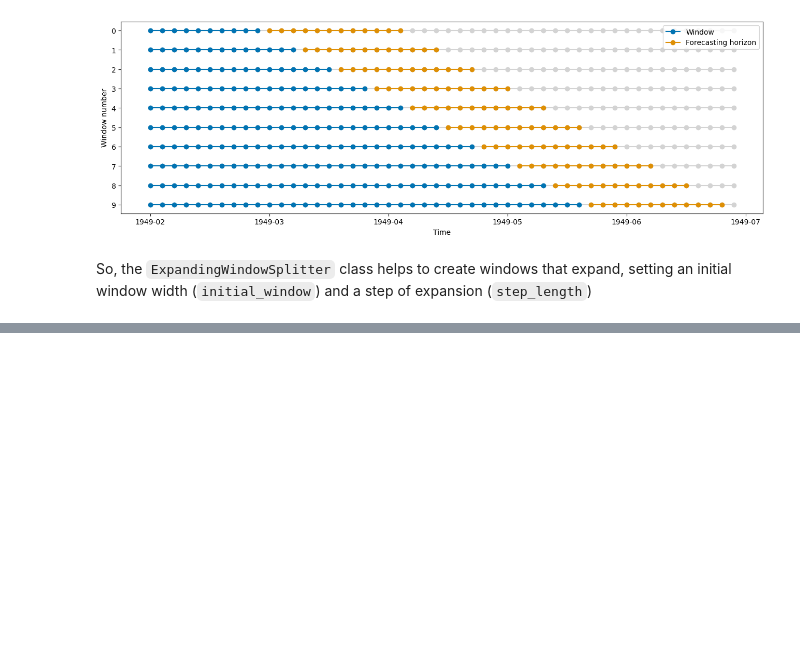
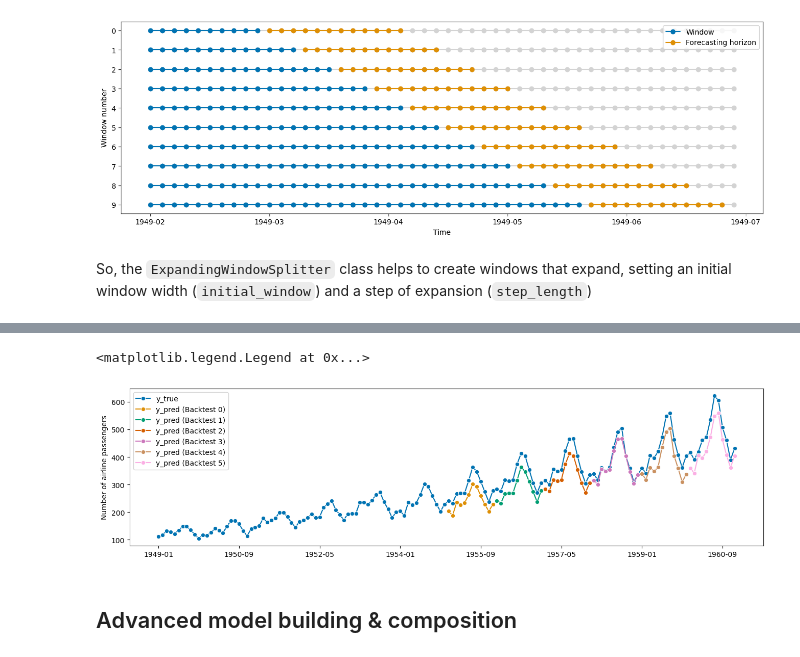
Before and after one commit to Edoch94/sktime-notes, a Jupyter notebook: 2_forecasting.ipynb, the cells around one changed output, grey strips where cells are left out. Cells and saved outputs as stored; diff of their text form; code cells hidden in the pictures; blank space fills up the shorter version.

Commit message:
progress in the forecasting notebook

```diff
--- a/2_forecasting.ipynb
+++ b/2_forecasting.ipynb
@@ -456,0 +387,12 @@ So, the `ExpandingWindowSplitter` class helps to create windows that expand, set
+# %%
+from sktime.forecasting.model_evaluation import evaluate
+
+# Specify the model
+forecaster = NaiveForecaster(strategy='last', sp=12)
+
+# Define the cross validation windows
+cv = ExpandingWindowSplitter(step_length=12, fh=fh, initial_window=72)
+
+# Use evaluate to update-evaluate the model
+results = evaluate(forecaster=forecaster, y=y, cv=cv, strategy='refit', return_data=True)
+results.iloc[:, :5].head()
@@ -456,0 +415,18 @@ So, the `ExpandingWindowSplitter` class helps to create windows that expand, set
+# %%
+fig, ax = plot_series(
+    y,
+    results['y_pred'].iloc[0],
+    results['y_pred'].iloc[1],
+    results['y_pred'].iloc[2],
+    results['y_pred'].iloc[3],
+    results['y_pred'].iloc[4],
+    results['y_pred'].iloc[5],
+    labels=['y_true'] + [f'y_pred (Backtest {str(x)})' for x in range(6)]
+)
+
+ax.legend()
+# %% [output]
+<matplotlib.legend.Legend at 0x...>
+[figure, added]
+# %% [markdown]
+## Advanced model building & composition
```
Also changed, not shown: parts of 58 cells of this notebook, 1 other file.
